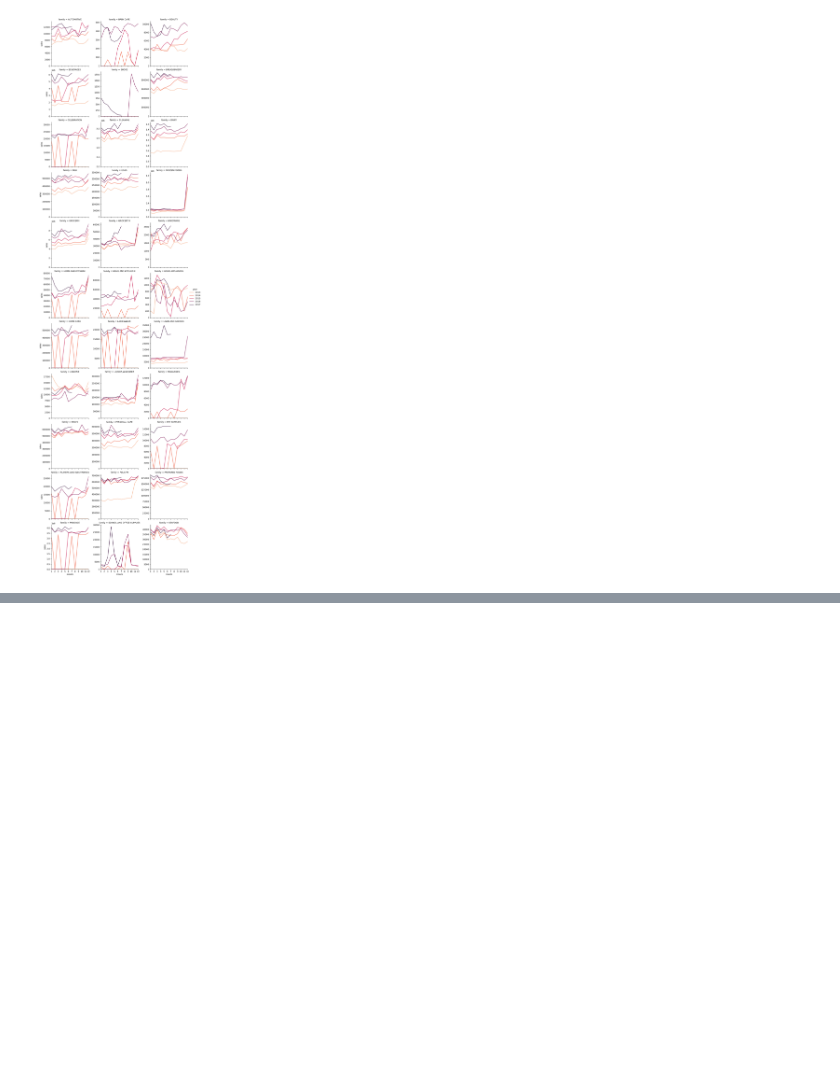
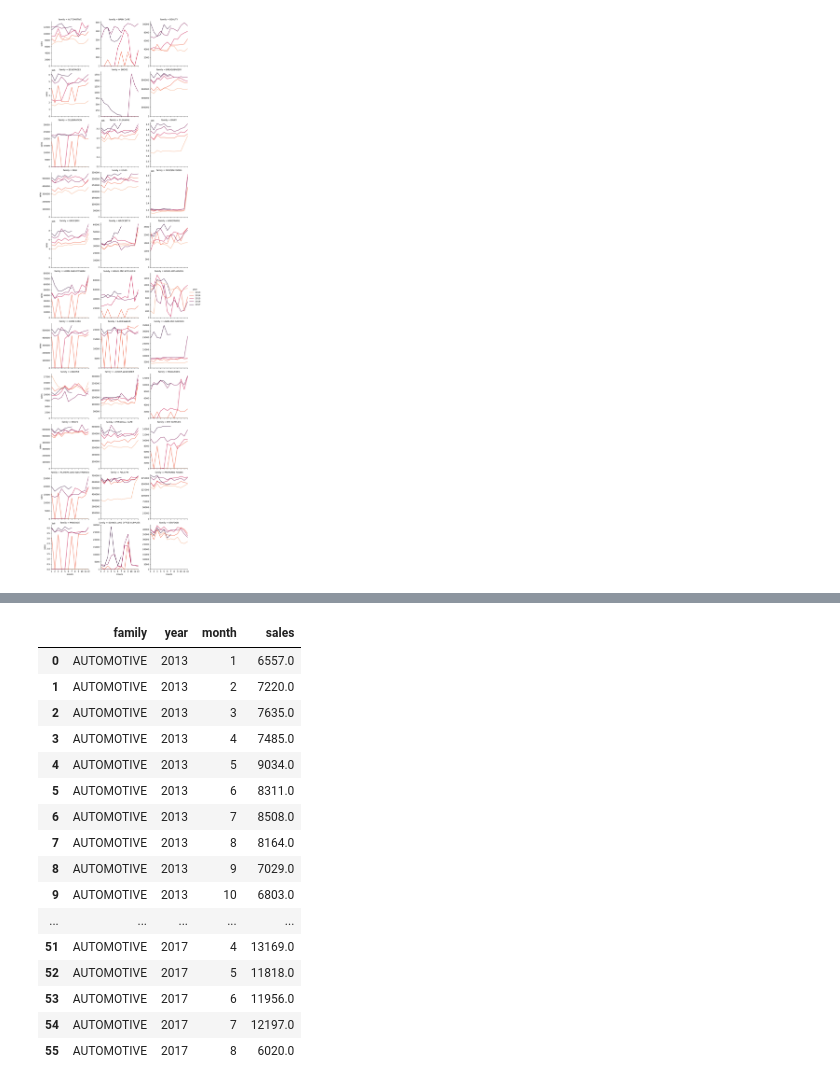
Before and after one commit to lomvix/time-series-study, a Jupyter notebook: Time Series Forecasting.ipynb, the cells around one changed output, grey strips where cells are left out. Saved outputs shown, nothing was run; the diff lists cells and outputs as text; code cells hidden in the pictures; blank space fills up the shorter version.

```diff
--- a/Time Series Forecasting.ipynb
+++ b/Time Series Forecasting.ipynb
@@ -198,0 +1046,20 @@ product_lineplots.set(xlim=(1, 12), ylim=(0, None), xticks=[1, 2, 3, 4, 5, 6, 7,
+# %%
+monthly_sales[monthly_sales["family"]=="AUTOMOTIVE"]
+# %% [output]
+|  | family | year | month | sales |
+| 0 | AUTOMOTIVE | 2013 | 1 | 6557.0 |
+| 1 | AUTOMOTIVE | 2013 | 2 | 7220.0 |
+| 2 | AUTOMOTIVE | 2013 | 3 | 7635.0 |
+| 3 | AUTOMOTIVE | 2013 | 4 | 7485.0 |
+| 4 | AUTOMOTIVE | 2013 | 5 | 9034.0 |
+| 5 | AUTOMOTIVE | 2013 | 6 | 8311.0 |
+| 6 | AUTOMOTIVE | 2013 | 7 | 8508.0 |
+| 7 | AUTOMOTIVE | 2013 | 8 | 8164.0 |
+| 8 | AUTOMOTIVE | 2013 | 9 | 7029.0 |
+| 9 | AUTOMOTIVE | 2013 | 10 | 6803.0 |
+| ... | ... | ... | ... | ... |
+| 51 | AUTOMOTIVE | 2017 | 4 | 13169.0 |
+| 52 | AUTOMOTIVE | 2017 | 5 | 11818.0 |
+| 53 | AUTOMOTIVE | 2017 | 6 | 11956.0 |
+| 54 | AUTOMOTIVE | 2017 | 7 | 12197.0 |
+| 55 | AUTOMOTIVE | 2017 | 8 | 6020.0 |
```
Also changed, not shown: parts of 19 cells of this notebook.
